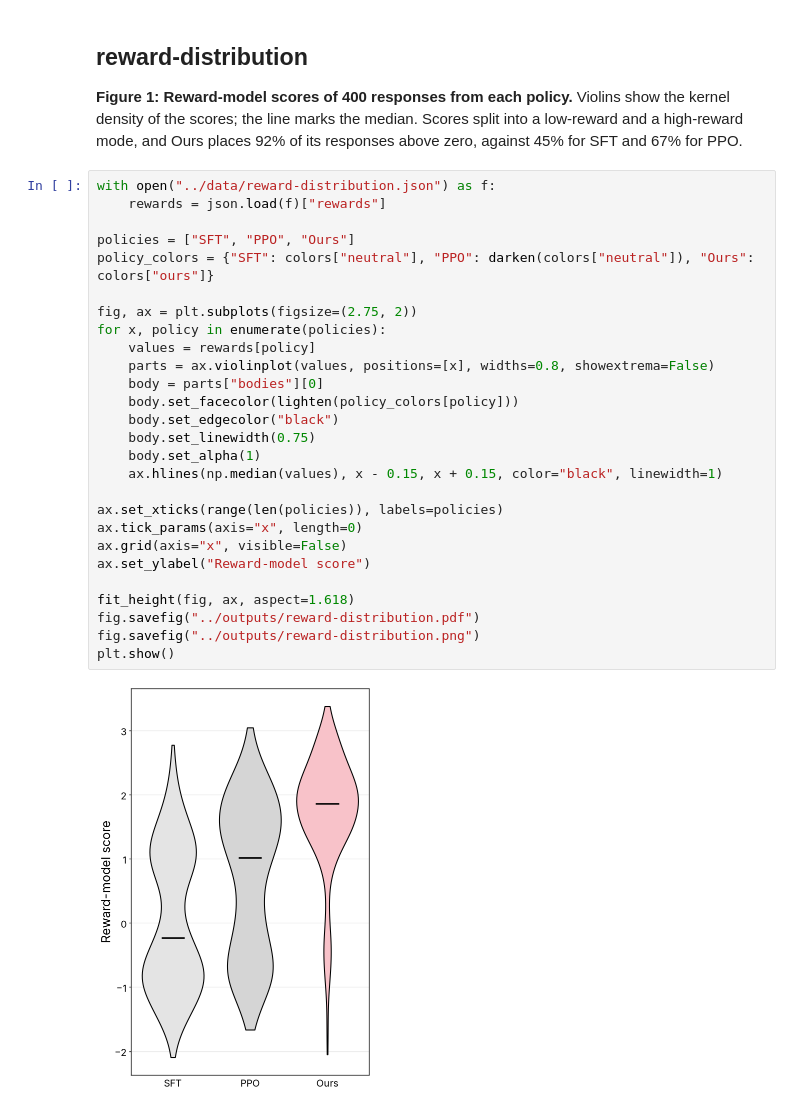
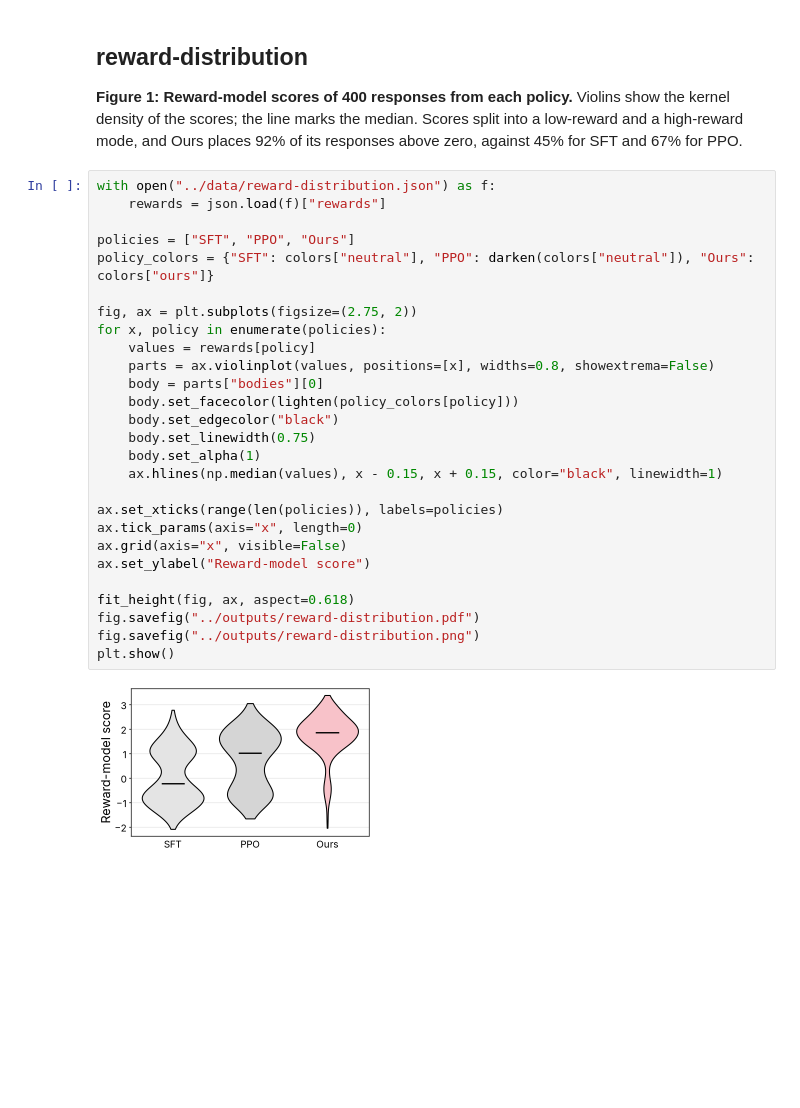
Before and after one commit to bigohofone/academic-figure-skill, a Jupyter notebook: examples/chart-types/notebooks/reward-distribution.ipynb, the cells around one changed output. Drawn from its saved outputs; the diff is of its cells as text; blank space fills up the shorter version.

```diff
--- a/examples/chart-types/notebooks/reward-distribution.ipynb
+++ b/examples/chart-types/notebooks/reward-distribution.ipynb
@@ -20,29 +20,29 @@ colors = paper.use_design("../../../skills/academic-figure/assets/DESIGN.md")  #
 # %%
 with open("../data/reward-distribution.json") as f:
     rewards = json.load(f)["rewards"]
 
 policies = ["SFT", "PPO", "Ours"]
 policy_colors = {"SFT": colors["neutral"], "PPO": darken(colors["neutral"]), "Ours": colors["ours"]}
 
 fig, ax = plt.subplots(figsize=(2.75, 2))
 for x, policy in enumerate(policies):
     values = rewards[policy]
     parts = ax.violinplot(values, positions=[x], widths=0.8, showextrema=False)
     body = parts["bodies"][0]
     body.set_facecolor(lighten(policy_colors[policy]))
     body.set_edgecolor("black")
     body.set_linewidth(0.75)
     body.set_alpha(1)
     ax.hlines(np.median(values), x - 0.15, x + 0.15, color="black", linewidth=1)
 
 ax.set_xticks(range(len(policies)), labels=policies)
 ax.tick_params(axis="x", length=0)
 ax.grid(axis="x", visible=False)
 ax.set_ylabel("Reward-model score")
 
-fit_height(fig, ax, aspect=1.618)
+fit_height(fig, ax, aspect=0.618)
 fig.savefig("../outputs/reward-distribution.pdf")
 fig.savefig("../outputs/reward-distribution.png")
 plt.show()
 # %% [output]
-[figure, old version]
+[figure, new version]
```
Also changed, not shown: 4 other files.
